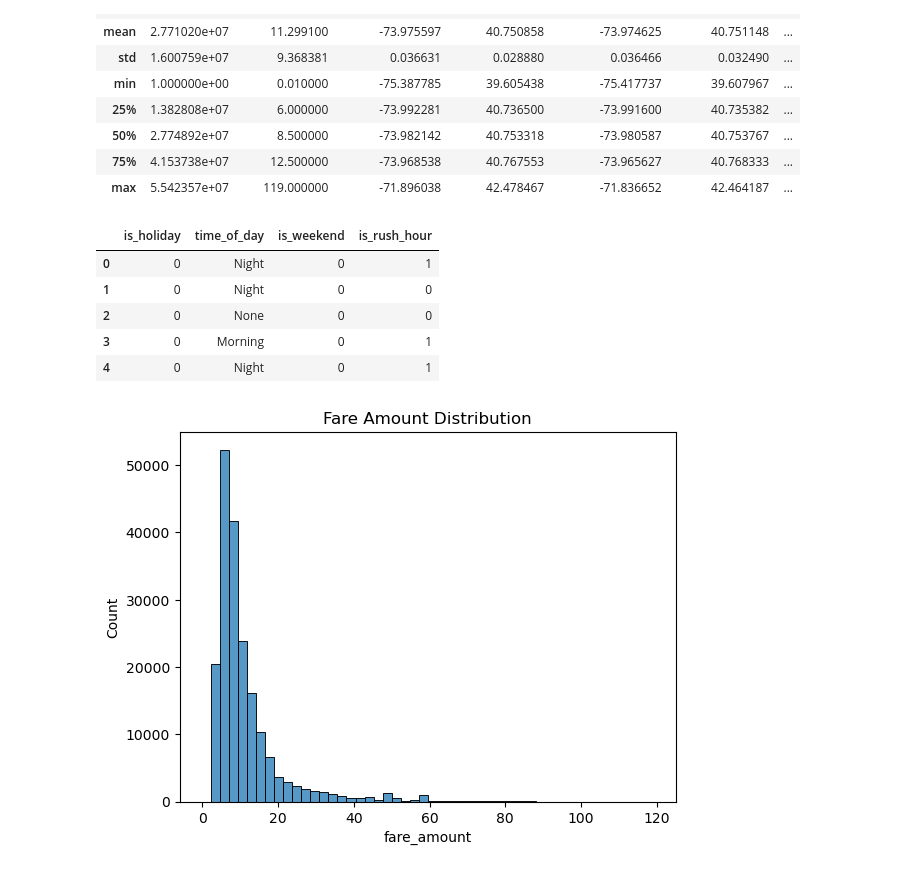
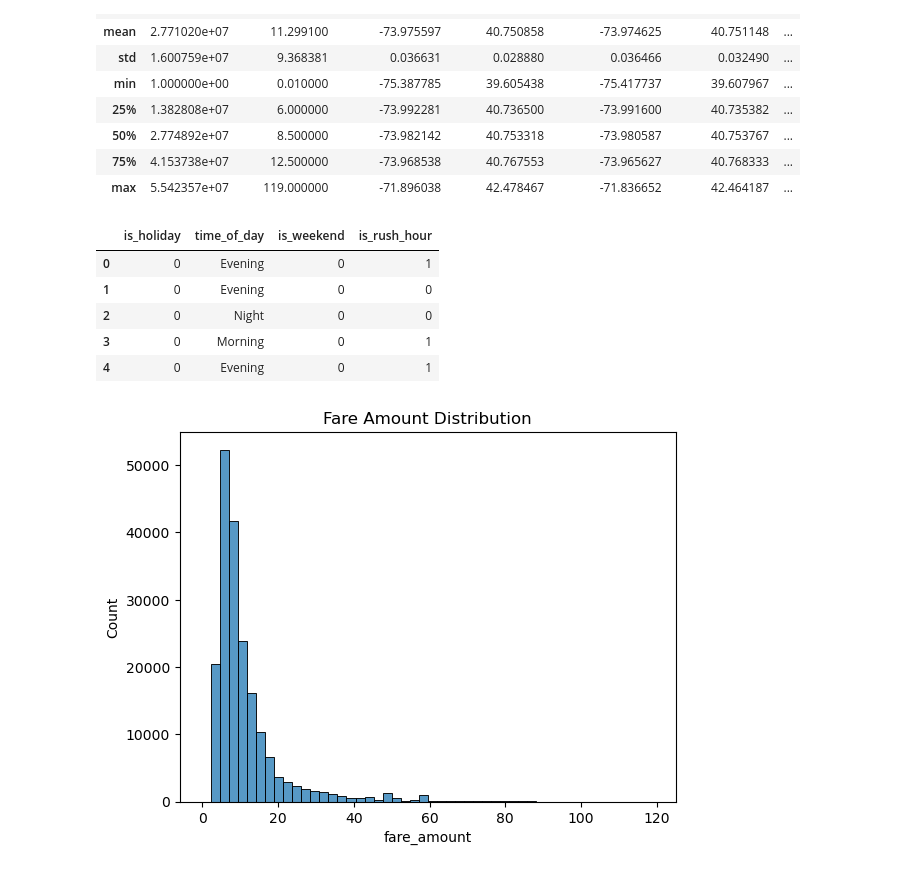
Before and after one commit to yogitkalidindi2009-ux/Fare-Prediction-Using-Regression-Analysis, a Jupyter notebook: Mentormindproject_Yogit.ipynb, the cells around one changed output. Cells and saved outputs as stored; diff of their text form; code cells hidden in the pictures.

```diff
--- a/Mentormindproject_Yogit.ipynb
+++ b/Mentormindproject_Yogit.ipynb
@@ -130,31 +130,33 @@ df.describe()
 # %%
 #Add holiday, time-of-day, weekend, and rush-hour features
 def is_holiday_sample(date):
     month_day=(date.month,date.day)
     fixed_holidays=[(1,1),(7,4),(12,25),(12,31),(11,11)]
     return 1 if month_day in fixed_holidays else 0
 df['is_holiday']=df['pickup_datetime'].apply(is_holiday_sample)
 
 def get_time_of_day(hour):
     if 5<= hour < 12:
         return 'Morning'
     elif 12 <= hour < 17:
         return 'Afternoon'
     elif 17 <= hour <21:
+        return 'Evening'
+    else:
         return 'Night'
 df['time_of_day'] = df['Hour'].apply(get_time_of_day)
 
 df['is_weekend'] = df['Weekday'].isin([5,6]).astype(int)
 df['is_rush_hour'] = df['Hour'].isin([7,8,9,16,17,18,19]).astype(int)
 #Check the new columns
 df[['is_holiday','time_of_day','is_weekend','is_rush_hour']].head()
 # %% [output]
 |  | is_holiday | time_of_day | is_weekend | is_rush_hour |
-| 0 | 0 | Night | 0 | 1 |
-| 1 | 0 | Night | 0 | 0 |
-| 2 | 0 | None | 0 | 0 |
+| 0 | 0 | Evening | 0 | 1 |
+| 1 | 0 | Evening | 0 | 0 |
+| 2 | 0 | Night | 0 | 0 |
 | 3 | 0 | Morning | 0 | 1 |
-| 4 | 0 | Night | 0 | 1 |
+| 4 | 0 | Evening | 0 | 1 |
 # %%
 #Exploitary Data analysis(EDA)
 #1.Univarente Analysis
```
Also changed, not shown: parts of 6 cells of this notebook.
